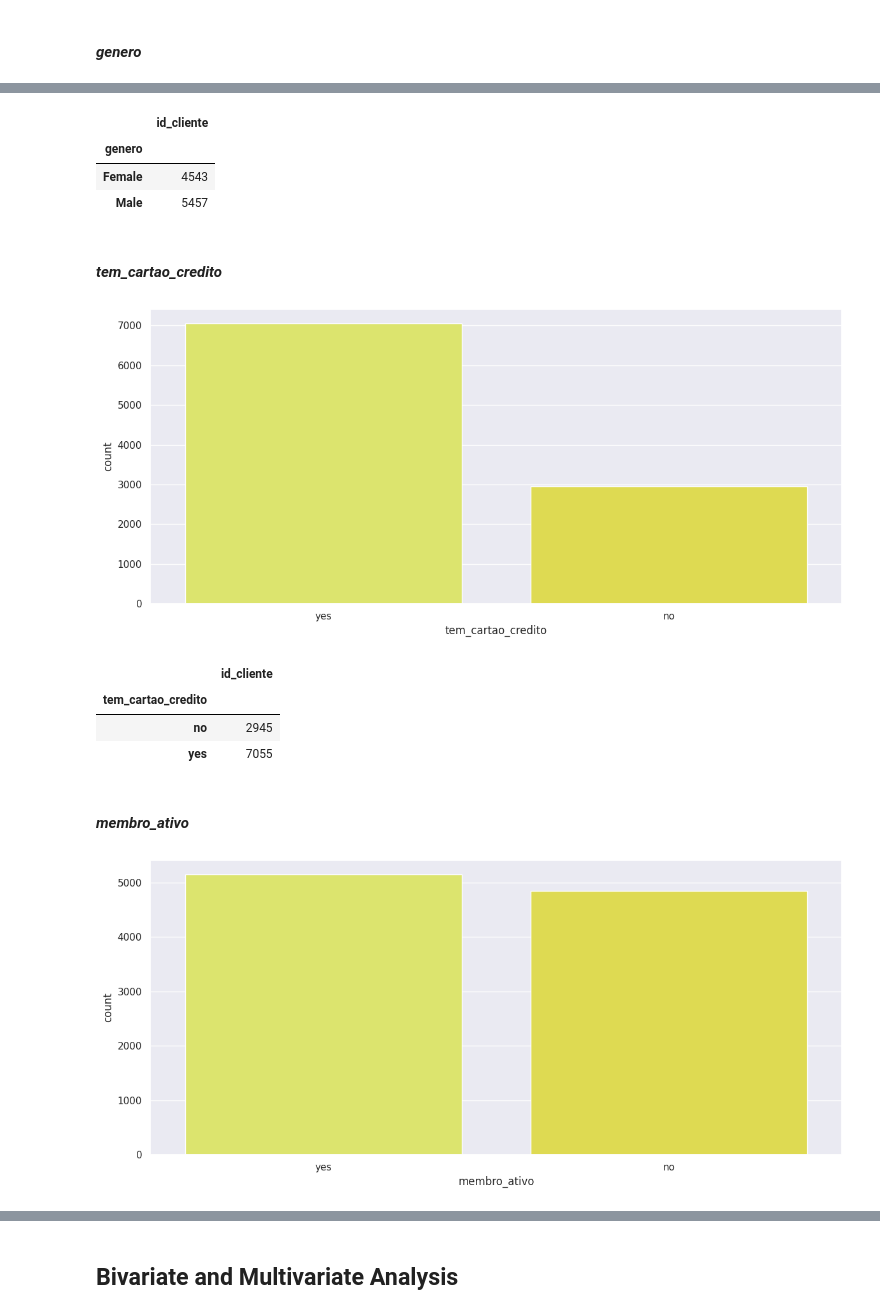
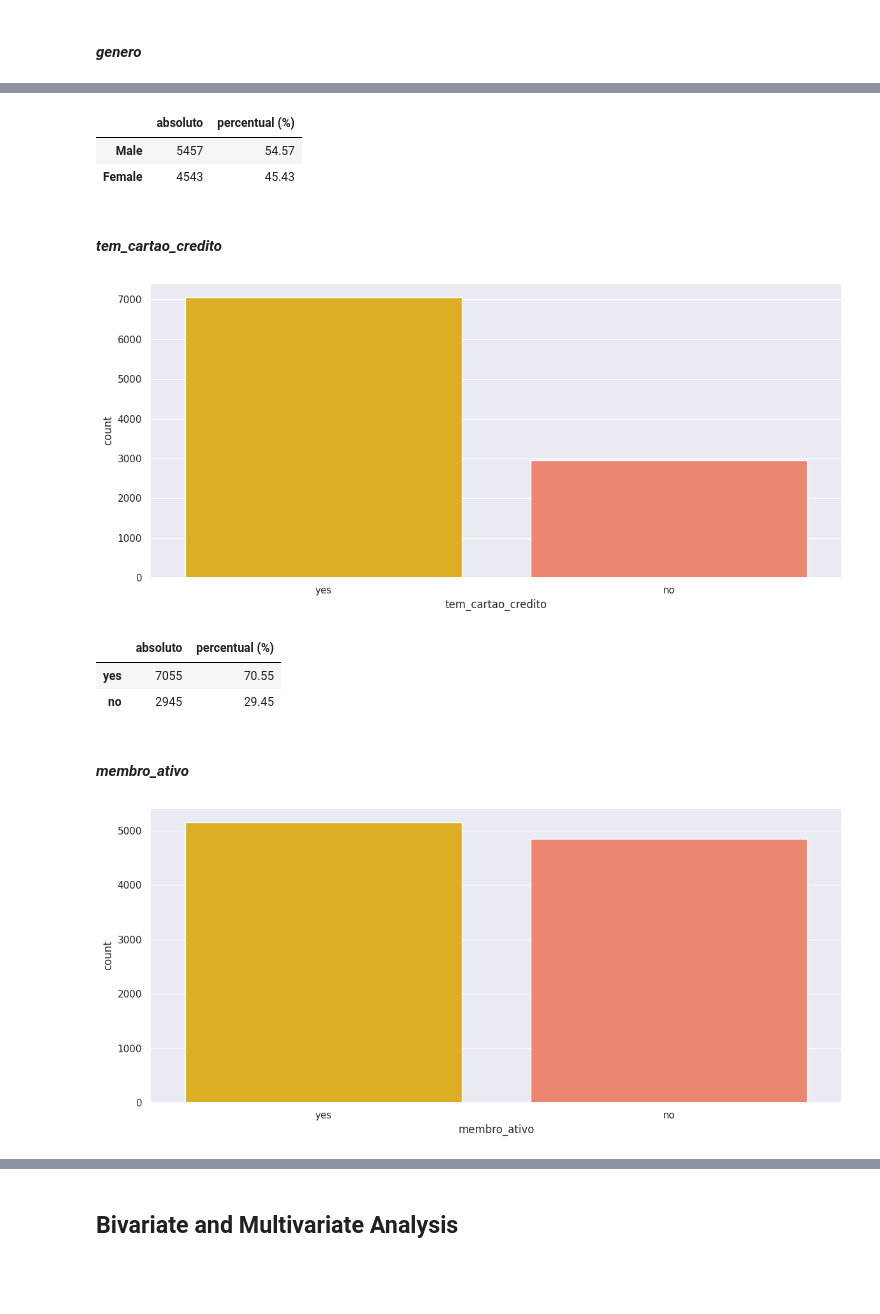
Before and after one commit to rodrigo-rngl/data-science-portfolio, a Jupyter notebook: top-bank-churn-predict/notebooks/Project Clients Churn Predict - V2.ipynb, the cells around one changed output, grey strips where cells are left out. Saved outputs shown, nothing was run; the diff lists cells and outputs as text; code cells hidden in the pictures; blank space fills up the shorter version.

```diff
--- a/top-bank-churn-predict/notebooks/Project Clients Churn Predict - V2.ipynb
+++ b/top-bank-churn-predict/notebooks/Project Clients Churn Predict - V2.ipynb
@@ -59,12 +59,14 @@ def numeric_descriptive_statistical(numeric_attributes):
     minimum = pd.DataFrame(numeric_attributes.apply(np.min)).T
     maximum = pd.DataFrame(numeric_attributes.apply(np.max)).T
     distance_between_minimum_and_maximum = pd.DataFrame(numeric_attributes.apply(lambda x: x.max() - x.min())).T
+    unique = pd.DataFrame(numeric_attributes.apply(lambda x: len(x.unique()))).T
     skewness = pd.DataFrame(numeric_attributes.apply(lambda x: x.skew())).T
     kurtosis = pd.DataFrame(numeric_attributes.apply(lambda x: x.kurtosis())).T
 
+
     #concatenate
-    vizualizer_descriptive_statistical = pd.concat([minimum, maximum, distance_between_minimum_and_maximum, mean, median, standard_deviation, skewness, kurtosis]).T.reset_index()
-    vizualizer_descriptive_statistical.columns = ['attributes', 'min', 'max', 'range', 'mean', 'median', 'std', 'skew', 'kurtosis']
+    vizualizer_descriptive_statistical = pd.concat([minimum, maximum, distance_between_minimum_and_maximum, unique, mean, median, standard_deviation, skewness, kurtosis]).T.reset_index()
+    vizualizer_descriptive_statistical.columns = ['Variáveis', 'Mínimo', 'Máximo', 'Range', 'Valores Únicos', 'Média', 'Mediana', 'Desv. Padrão', 'Assimetria', 'Curtose']
 
     return vizualizer_descriptive_statistical
 
@@ -93,16 +95,16 @@ def show_univariate_numeric_distribution(numeric_column, bins, title, ylabel, xl
     fig, ax = plt.subplots(2, 1, figsize = (14,6))
 
     # Plot the histogram
-    ax[0].hist(numeric_column, bins= bins)
+    ax[0].hist(numeric_column, bins= bins, color= 'salmon')
     ax[0].set_ylabel(ylabel)
 
     # Add lines for the mean, median, and mode
     ax[0].axvline(x=min_val, color = 'gray', linestyle='dashed', linewidth = 2)
-    ax[0].axvline(x=first_quartile_val, color = 'red', linestyle='dashed', linewidth = 2)
+    ax[0].axvline(x=first_quartile_val, color = 'yellow', linestyle='dashed', linewidth = 2)
     ax[0].axvline(x=mean_val, color = 'cyan', linestyle='dashed', linewidth = 2)
-    ax[0].axvline(x=med_val, color = 'green', linestyle='dashed', linewidth = 2)
-    ax[0].axvline(x=mod_val, color = 'yellow', linestyle='dashed', linewidth = 2)
-    ax[0].axvline(x=third_quartile_val, color = 'red', linestyle='dashed', linewidth = 2)
+    ax[0].axvline(x=med_val, color = 'red', linestyle='dashed', linewidth = 2)
+    ax[0].axvline(x=mod_val, color = 'green', linestyle='dashed', linewidth = 2)
+    ax[0].axvline(x=third_quartile_val, color = 'yellow', linestyle='dashed', linewidth = 2)
     ax[0].axvline(x=max_val, color = 'gray', linestyle='dashed', linewidth = 2)
 
     # Plot the boxplot
@@ -115,6 +117,9 @@ def show_univariate_numeric_distribution(numeric_column, bins, title, ylabel, xl
     fig.show()
 
     return  None
+
+sequencial_palette = ['#ffe14d', '#fac04b', '#f59f49', '#f08048', '#eb6246', '#e64545', '#e0435e', '#db4275', '#d6408b', '#d13fa0', '#cc3db4', '#c73cc7']
+categorical_palette = ["#fbbd05", "#ff7a5c", "#ff4d4d", "#ff0000", "#c90000"]
 
 def jupyter_settings():
     %matplotlib inline
@@ -129,7 +134,7 @@ def jupyter_settings():
     pd.set_option( 'display.expand_frame_repr', False )
 
     sns.set()
-    sns.set_palette('Wistia', 11)
+    sns.set_palette(categorical_palette)
 jupyter_settings()
 # %% [output]
 %pylab is deprecated, use %matplotlib inline and import the required libraries.
@@ -949,26 +984,24 @@ sns.countplot(x= df4['genero']);
-# %%
-df4[['id_cliente', 'genero']].groupby('genero').count()
-# %% [output]
-|  | id_cliente |
-| genero |  |
-| Female | 4543 |
-| Male | 5457 |
+# %%
+pd.DataFrame({'absoluto': df4['genero'].value_counts(), 'percentual (%)': df4['genero'].value_counts(normalize= True) * 100})
+# %% [output]
+|  | absoluto | percentual (%) |
+| Male | 5457 | 54.57 |
+| Female | 4543 | 45.43 |
 # %% [markdown]
 #### *tem_cartao_credito*
 # %%
-sns.countplot(x= df4['tem_cartao_credito']);
+sns.countplot(x= df4['tem_cartao_credito'], palette= categorical_palette);
 # %% [output]
-[figure, old version]
+[figure, new version]
-# %%
-df4[['id_cliente', 'tem_cartao_credito']].groupby('tem_cartao_credito').count()
-# %% [output]
-|  | id_cliente |
-| tem_cartao_credito |  |
-| no | 2945 |
-| yes | 7055 |
+# %%
+pd.DataFrame({'absoluto': df4['tem_cartao_credito'].value_counts(), 'percentual (%)': df4['tem_cartao_credito'].value_counts(normalize= True) * 100})
+# %% [output]
+|  | absoluto | percentual (%) |
+| yes | 7055 | 70.55 |
+| no | 2945 | 29.45 |
 # %% [markdown]
 #### *membro_ativo*
 # %%
-sns.countplot(x= df4['membro_ativo']);
+sns.countplot(x= df4['membro_ativo'], palette= categorical_palette);
 # %% [output]
-[figure, old version]
+[figure, new version]
```
Also changed, not shown: parts of 33 cells of this notebook.
